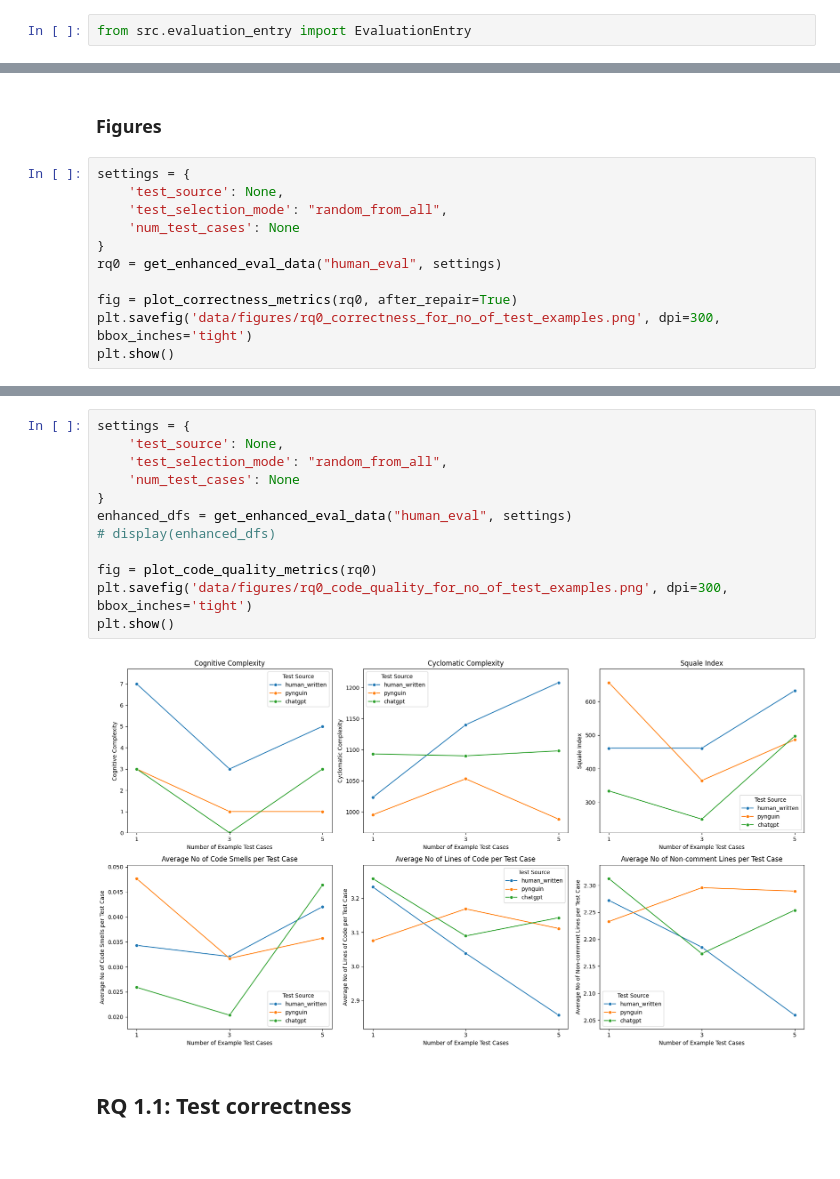
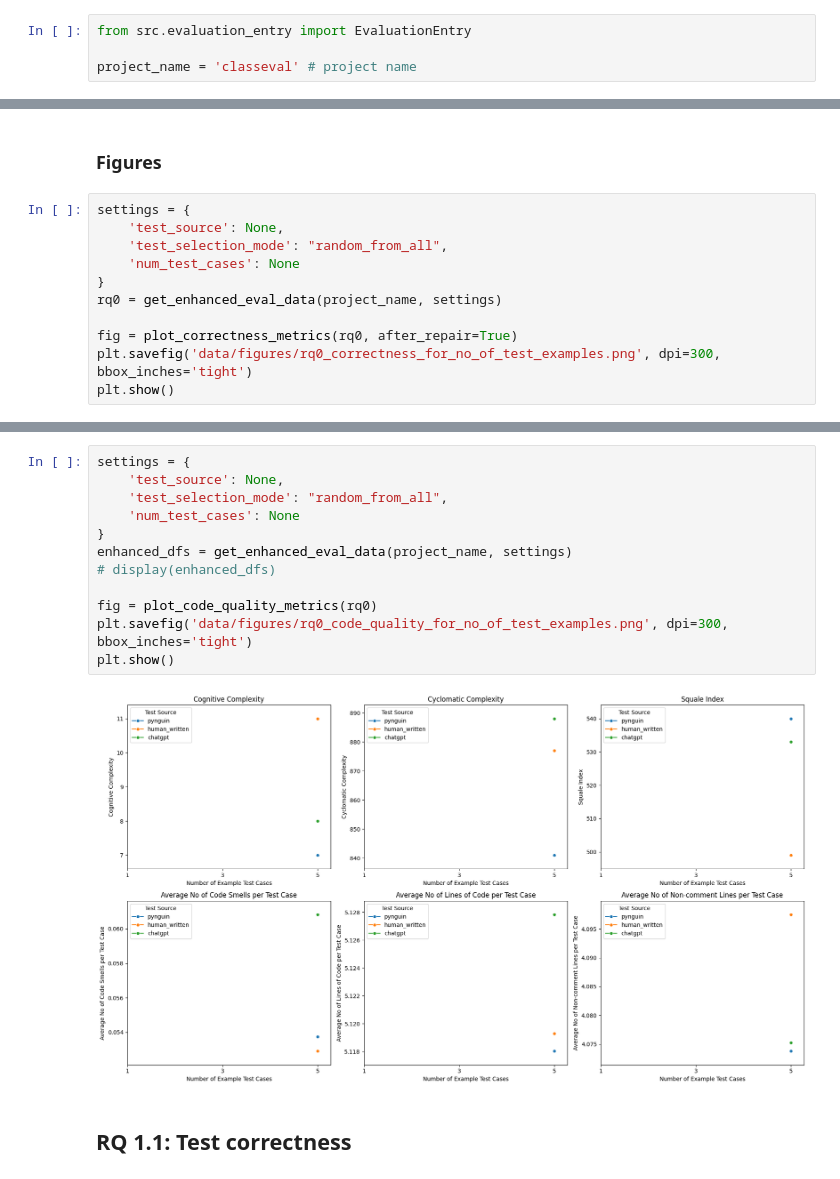
Before and after one commit to AlexChudic/test-suite-enhancement, a Jupyter notebook: src/evaluation_figures.ipynb, the cells around one changed output, grey strips where cells are left out. Saved outputs shown, nothing was run; the diff lists cells and outputs as text.

Commit message:
Add the evaluation figures notebook

```diff
--- a/src/evaluation_figures.ipynb
+++ b/src/evaluation_figures.ipynb
@@ -13,6 +13,8 @@ os.chdir('..')
 /Users/alexc/Desktop/UofG/Lvl5-Project/test-suite-enhancement
 # %%
 from src.evaluation_entry import EvaluationEntry
+
+project_name = 'classeval' # project name
 # %% [markdown]
 ## Helper functions
 # %%
@@ -264,7 +266,7 @@ settings = {
     'test_selection_mode': "random_from_all",
     'num_test_cases': None
 }
-rq0 = get_enhanced_eval_data("human_eval", settings)
+rq0 = get_enhanced_eval_data(project_name, settings)
 
 fig = plot_correctness_metrics(rq0, after_repair=True)
 plt.savefig('data/figures/rq0_correctness_for_no_of_test_examples.png', dpi=300, bbox_inches='tight')
@@ -288,17 +290,17 @@ plt.show()
 # %%
 settings = {
     'test_source': None,
     'test_selection_mode': "random_from_all",
     'num_test_cases': None
 }
-enhanced_dfs = get_enhanced_eval_data("human_eval", settings)
+enhanced_dfs = get_enhanced_eval_data(project_name, settings)
 # display(enhanced_dfs)
 
 fig = plot_code_quality_metrics(rq0)
 plt.savefig('data/figures/rq0_code_quality_for_no_of_test_examples.png', dpi=300, bbox_inches='tight')
 plt.show()
 # %% [output]
-[figure, old version]
+[figure, new version]
 # %% [markdown]
 ## RQ 1.1: Test correctness
 # %% [markdown]
```
Also changed, not shown: parts of 22 cells of this notebook.
